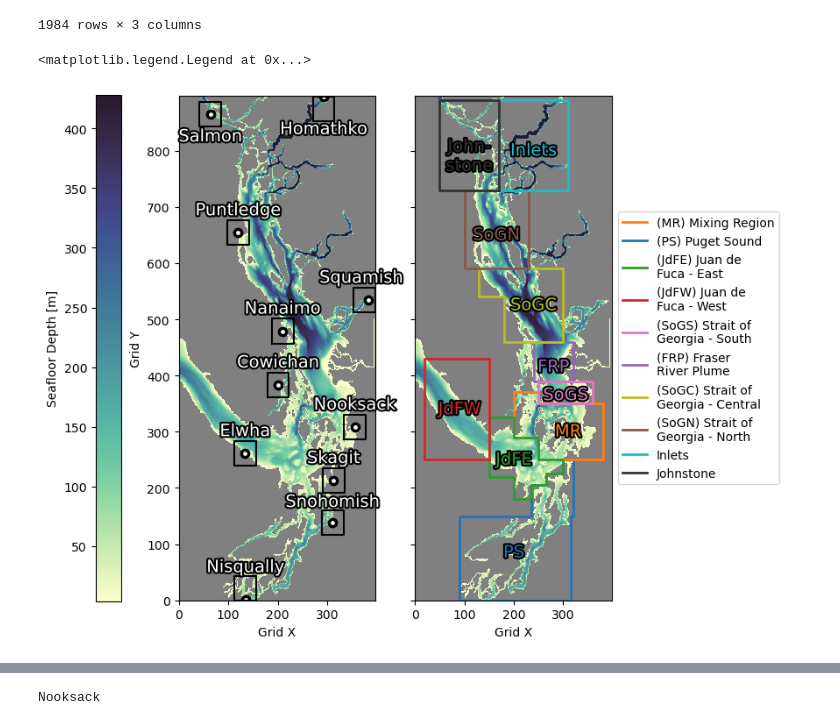
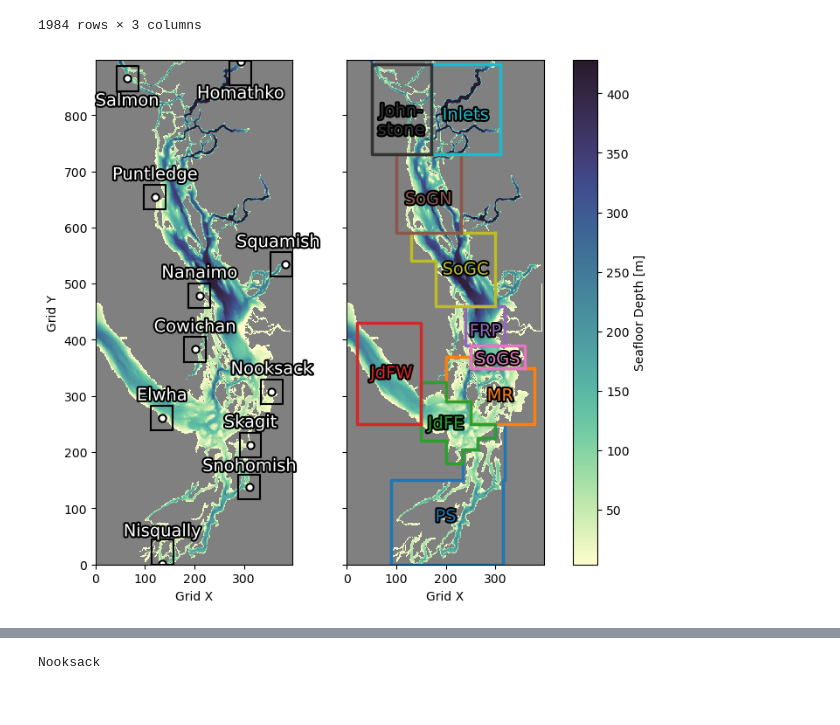
Before and after one commit to SalishSeaCast/analysis-cassidy, a Jupyter notebook: notebooks/model_obs_eval/extra_plotting_for_thesis.ipynb, the cells around one changed output, grey strips where cells are left out. Saved outputs shown, nothing was run; the diff lists cells and outputs as text; code cells hidden in the pictures.

```diff
--- a/notebooks/model_obs_eval/extra_plotting_for_thesis.ipynb
+++ b/notebooks/model_obs_eval/extra_plotting_for_thesis.ipynb
@@ -251,7 +251,8 @@ fig, ax = plt.subplots(1, 2, figsize=(8.5, 7.5), sharex=True, sharey=True)
 mycmap = cm.deep
 mycmap.set_bad('grey')
 colours = ax[0].pcolormesh(bathy['Bathymetry'], cmap=mycmap)
-cb = fig.colorbar(colours, ax=ax[:], orientation='vertical', location='left', label=r'{}'.format('Seafloor Depth [m]'))
+# cb = fig.colorbar(colours, ax=ax[:], orientation='vertical', location='left', label=r'{}'.format('Seafloor Depth [m]'))
+cb = fig.colorbar(colours, ax=ax[:], orientation='vertical', location='right', label=r'{}'.format('Seafloor Depth [m]'))
 viz_tools.set_aspect(ax[0]);
 
 # order (CW starting under the Fraser): Nooksack, Skagit, Snohomish, Nisqually, Elwha, Cowichan, Nanaimo, Puntledge, Salmon, Homathko, Squamish
@@ -351,51 +352,50 @@ plot_poly(ax[1], SoGS_poly, tablist_nogrey[6])
 region_text(305, 365, 'SoGS', ax[1], tablist_nogrey[6])
 
 SoGC_poly = create_exact_outline(SoGC_all)
 plot_poly(ax[1], SoGC_poly, tablist_nogrey[7])
 region_text(240, 525, 'SoGC', ax[1], tablist_nogrey[7])
 
 SoGN_poly = create_exact_outline(SoGN_all)
 plot_poly(ax[1], SoGN_poly, tablist_nogrey[5])
 region_text(165, 650, 'SoGN', ax[1], tablist_nogrey[5])
 
 ## Northern Sounds
 Inlets_poly = create_exact_outline(Inlets_all)
 plot_poly(ax[1], Inlets_poly, tablist_nogrey[8])
 region_text(240, 800, 'Inlets', ax[1], tablist_nogrey[8])
 
 Johnstone_poly = create_exact_outline(Johnstone_all)
 plot_poly(ax[1], Johnstone_poly, tablist_nogrey[9])
 region_text(110, 790, 'John-\nstone', ax[1], tablist_nogrey[9])
 
 ax[0].set_ylabel('Grid Y')
 ax[0].set_xlabel('Grid X')
 
 # ax[1].set_ylabel('Grid Y')
 ax[1].set_xlabel('Grid X')
 
 region_colors_dict = {'PS':tablist_nogrey[0], 'MR':tablist_nogrey[1], 'JdFW':tablist_nogrey[3], 'JdFE':tablist_nogrey[2], 'FRP':tablist_nogrey[4], 'SoGS':tablist_nogrey[6],
                       'SoGC':tablist_nogrey[7], 'SoGN':tablist_nogrey[5], 'Inlets':tablist_nogrey[8], 'Johnstone':tablist_nogrey[9]
 }
 
-# order wanted: MR, PS, JdFE, JdFW, SoGS, FRP, SoGC, SoGN, SaS
-custom_lines = [
-    plt.Line2D([0], [0], color=region_colors_dict['MR'], lw=2, linestyle='-'),
-    plt.Line2D([0], [0], color=region_colors_dict['PS'], lw=2, linestyle='-'),
-    plt.Line2D([0], [0], color=region_colors_dict['JdFE'], lw=2, linestyle='-'),
-    plt.Line2D([0], [0], color=region_colors_dict['JdFW'], lw=2, linestyle='-'),
-    plt.Line2D([0], [0], color=region_colors_dict['SoGS'], lw=2, linestyle='-'),
-    plt.Line2D([0], [0], color=region_colors_dict['FRP'], lw=2, linestyle='-'),
-    plt.Line2D([0], [0], color=region_colors_dict['SoGC'], lw=2, linestyle='-'),
-    plt.Line2D([0], [0], color=region_colors_dict['SoGN'], lw=2, linestyle='-'),
-    plt.Line2D([0], [0], color=region_colors_dict['Inlets'], lw=2, linestyle='-'),
-    plt.Line2D([0], [0], color=region_colors_dict['Johnstone'], lw=2, linestyle='-')
-]
-plt.legend(custom_lines, list(['(MR) Mixing Region', '(PS) Puget Sound', '(JdFE) Juan de\nFuca - East', \
-                               '(JdFW) Juan de\nFuca - West', '(SoGS) Strait of\nGeorgia - South', '(FRP) Fraser\nRiver Plume', '(SoGC) Strait of\nGeorgia - Central', \
-                                '(SoGN) Strait of\nGeorgia - North', 'Inlets', 'Johnstone']), loc='center left', bbox_to_anchor=(1, 0.5))
+# # order wanted: MR, PS, JdFE, JdFW, SoGS, FRP, SoGC, SoGN, SaS
+# custom_lines = [
+#     plt.Line2D([0], [0], color=region_colors_dict['MR'], lw=2, linestyle='-'),
+#     plt.Line2D([0], [0], color=region_colors_dict['PS'], lw=2, linestyle='-'),
+#     plt.Line2D([0], [0], color=region_colors_dict['JdFE'], lw=2, linestyle='-'),
+#     plt.Line2D([0], [0], color=region_colors_dict['JdFW'], lw=2, linestyle='-'),
+#     plt.Line2D([0], [0], color=region_colors_dict['SoGS'], lw=2, linestyle='-'),
+#     plt.Line2D([0], [0], color=region_colors_dict['FRP'], lw=2, linestyle='-'),
+#     plt.Line2D([0], [0], color=region_colors_dict['SoGC'], lw=2, linestyle='-'),
+#     plt.Line2D([0], [0], color=region_colors_dict['SoGN'], lw=2, linestyle='-'),
+#     plt.Line2D([0], [0], color=region_colors_dict['Inlets'], lw=2, linestyle='-'),
+#     plt.Line2D([0], [0], color=region_colors_dict['Johnstone'], lw=2, linestyle='-')
+# ]
+# plt.legend(custom_lines, list(['(MR) Mixing Region', '(PS) Puget Sound', '(JdFE) Juan de\nFuca - East', \
+#                                '(JdFW) Juan de\nFuca - West', '(SoGS) Strait of\nGeorgia - South', '(FRP) Fraser\nRiver Plume', '(SoGC) Strait of\nGeorgia - Central', \
+#                                 '(SoGN) Strait of\nGeorgia - North', 'Inlets', 'Johnstone']), loc='center left', bbox_to_anchor=(1, 0.5))
 # %% [output]
-<matplotlib.legend.Legend at 0x...>
-[figure, old version]
+[figure, new version]
 # %%
 box_size = 22
 
```
Also changed, not shown: parts of 6 cells of this notebook, 11 other files.
